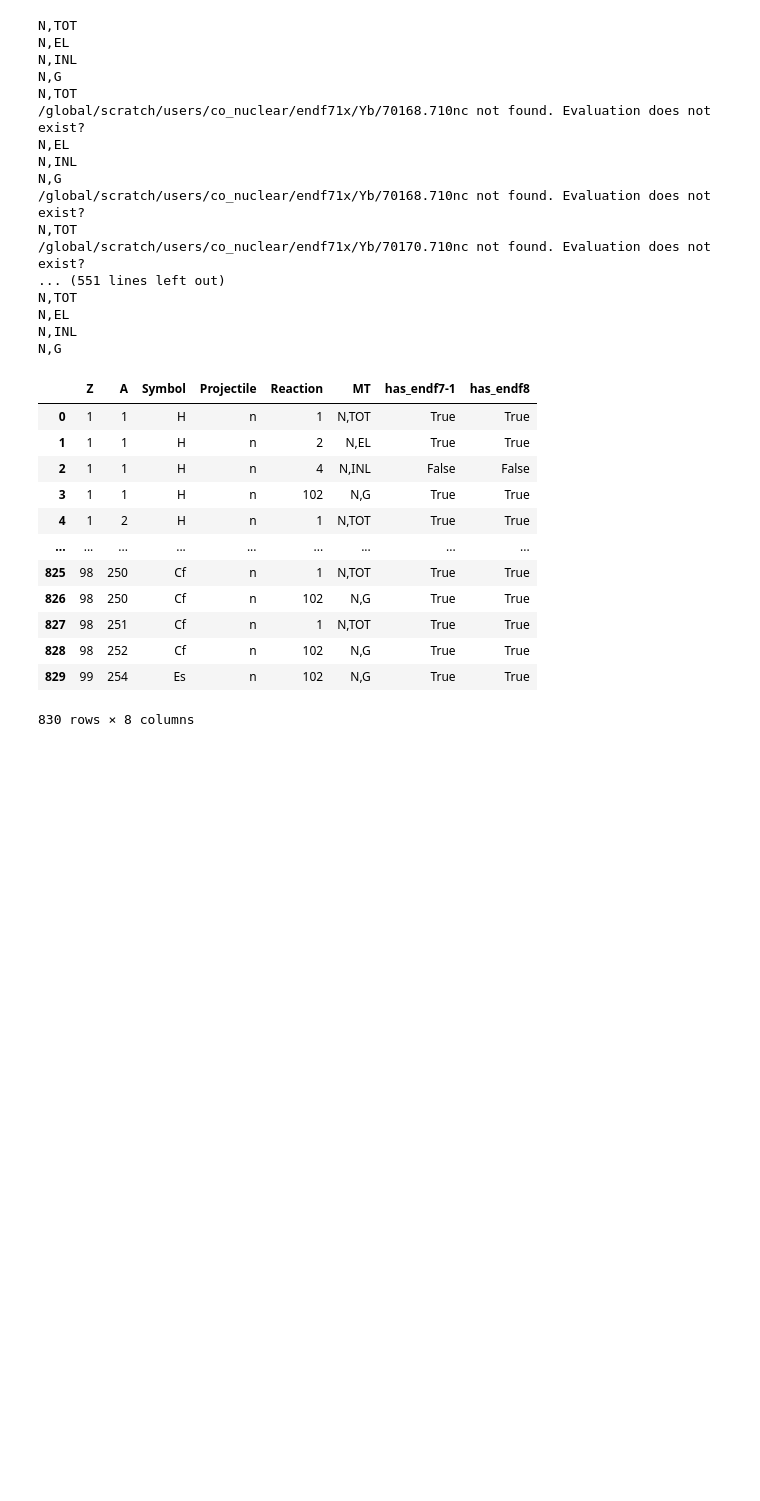
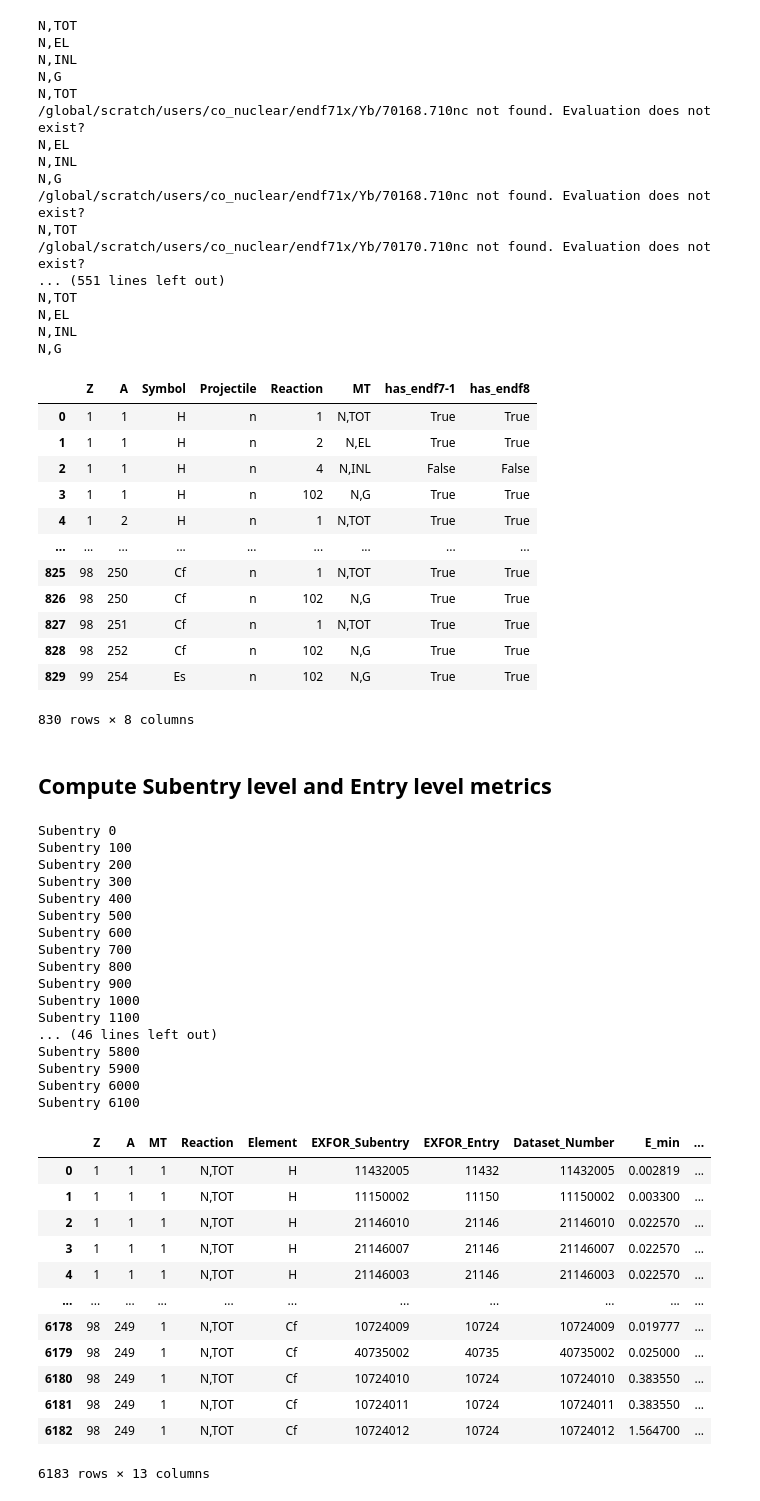
Before and after one commit to iankolaja/NuGrade-PreProcessing, a Jupyter notebook: 1_raw_data_ingestion.ipynb, the cells around one changed output. Cells and saved outputs as stored; diff of their text form; code cells hidden in the pictures; blank space fills up the shorter version.

```diff
--- a/main_notebook.ipynb
+++ b/1_raw_data_ingestion.ipynb
@@ -250,0 +273,63 @@ display(summary_df)
+# %% [markdown]
+## Compute Subentry level and Entry level metrics
+# %%
+conn = sqlite3.connect('output/nugrade_data.db')
+measurement_df = pd.read_sql('SELECT * FROM measurements', conn)
+# %%
+subentries = []
+i = 0
+for exfor_subentry in measurement_df["EXFOR_Subentry"].unique():
+    subentry_measurement_df = measurement_df[measurement_df["EXFOR_Subentry"] == exfor_subentry]
+    if i % 100 == 0:
+        print(f"Subentry {i}")
+    subentry_dict = {
+        "Z": subentry_measurement_df["Z"].iloc[0],
+        "A": subentry_measurement_df["A"].iloc[0],
+        "MT": subentry_measurement_df["MT"].iloc[0],
+        "Reaction": subentry_measurement_df["Reaction"].iloc[0],
+        "Element": subentry_measurement_df["Element"].iloc[0],
+        "EXFOR_Subentry": subentry_measurement_df["EXFOR_Subentry"].iloc[0],
+        "EXFOR_Entry": subentry_measurement_df["EXFOR_Entry"].iloc[0],
+        "Dataset_Number": subentry_measurement_df["Dataset_Number"].iloc[0],
+        "E_min": subentry_measurement_df["Energy"].min(),
+        "E_max": subentry_measurement_df["Energy"].max(),
+        "E_median": subentry_measurement_df["Energy"].median(),
+        "num_measurements": len(subentry_measurement_df),
+        "num_measurements_uncertainty": len(subentry_measurement_df)-sum(subentry_measurement_df["dData"].isna())
+    }
+    subentries.append(subentry_dict)
+    i += 1
+subentry_df = pd.DataFrame(subentries)
+display(subentry_df[:-10])
+subentry_df.to_sql('subentries', conn, if_exists='replace', index=False)
+# %% [output]
+Subentry 0
+Subentry 100
+Subentry 200
+Subentry 300
+Subentry 400
+Subentry 500
+Subentry 600
+Subentry 700
+Subentry 800
+Subentry 900
+Subentry 1000
+Subentry 1100
+... (46 lines left out)
+Subentry 5800
+Subentry 5900
+Subentry 6000
+Subentry 6100
+|  | Z | A | MT | Reaction | Element | EXFOR_Subentry | EXFOR_Entry | Dataset_Number | E_min | ... |
+| 0 | 1 | 1 | 1 | N,TOT | H | 11432005 | 11432 | 11432005 | 0.002819 | ... |
+| 1 | 1 | 1 | 1 | N,TOT | H | 11150002 | 11150 | 11150002 | 0.003300 | ... |
+| 2 | 1 | 1 | 1 | N,TOT | H | 21146010 | 21146 | 21146010 | 0.022570 | ... |
+| 3 | 1 | 1 | 1 | N,TOT | H | 21146007 | 21146 | 21146007 | 0.022570 | ... |
+| 4 | 1 | 1 | 1 | N,TOT | H | 21146003 | 21146 | 21146003 | 0.022570 | ... |
+| ... | ... | ... | ... | ... | ... | ... | ... | ... | ... | ... |
+| 6178 | 98 | 249 | 1 | N,TOT | Cf | 10724009 | 10724 | 10724009 | 0.019777 | ... |
+| 6179 | 98 | 249 | 1 | N,TOT | Cf | 40735002 | 40735 | 40735002 | 0.025000 | ... |
+| 6180 | 98 | 249 | 1 | N,TOT | Cf | 10724010 | 10724 | 10724010 | 0.383550 | ... |
+| 6181 | 98 | 249 | 1 | N,TOT | Cf | 10724011 | 10724 | 10724011 | 0.383550 | ... |
+| 6182 | 98 | 249 | 1 | N,TOT | Cf | 10724012 | 10724 | 10724012 | 1.564700 | ... |
+6183 rows × 13 columns
```
Also changed, not shown: parts of 16 cells of this notebook, 5 other files.
